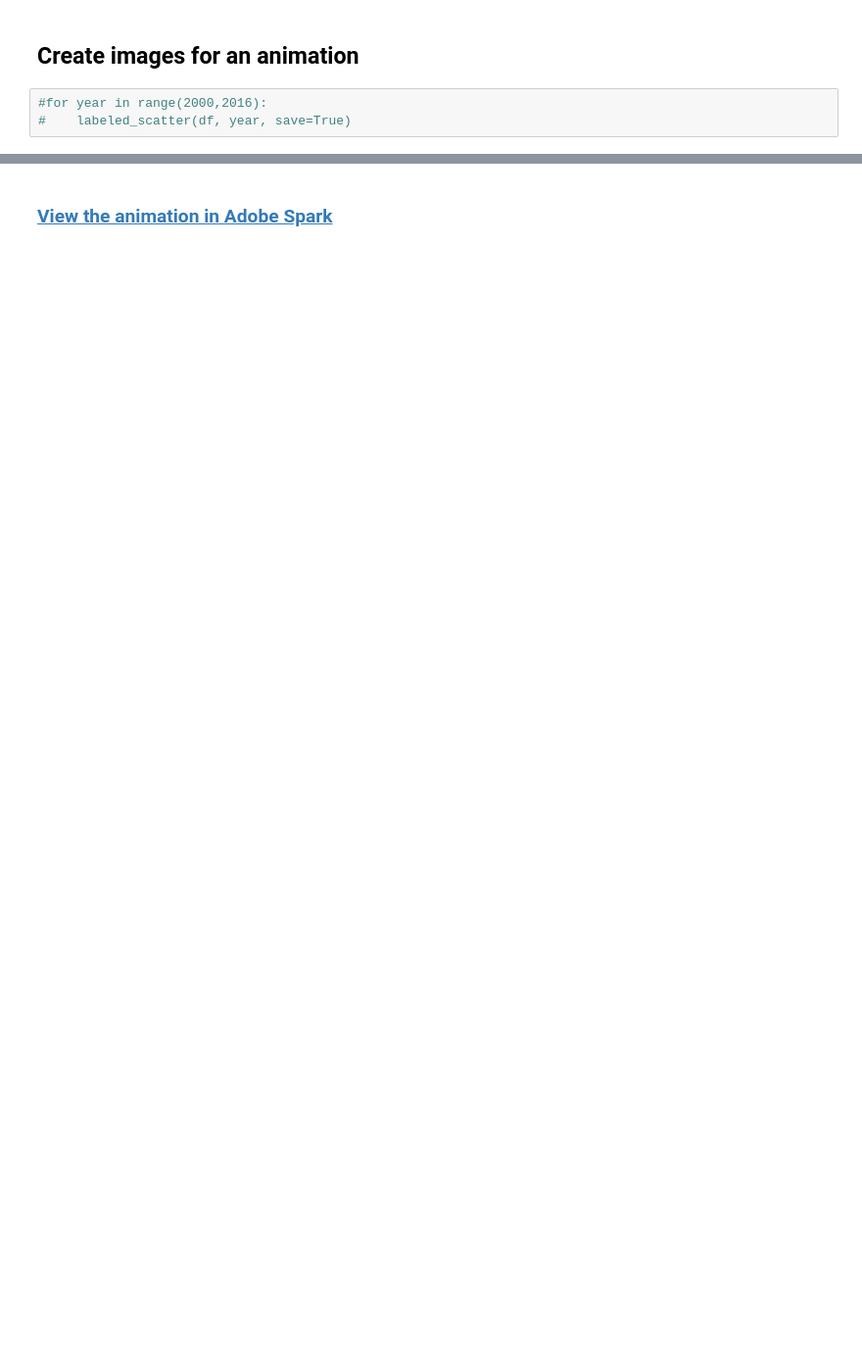
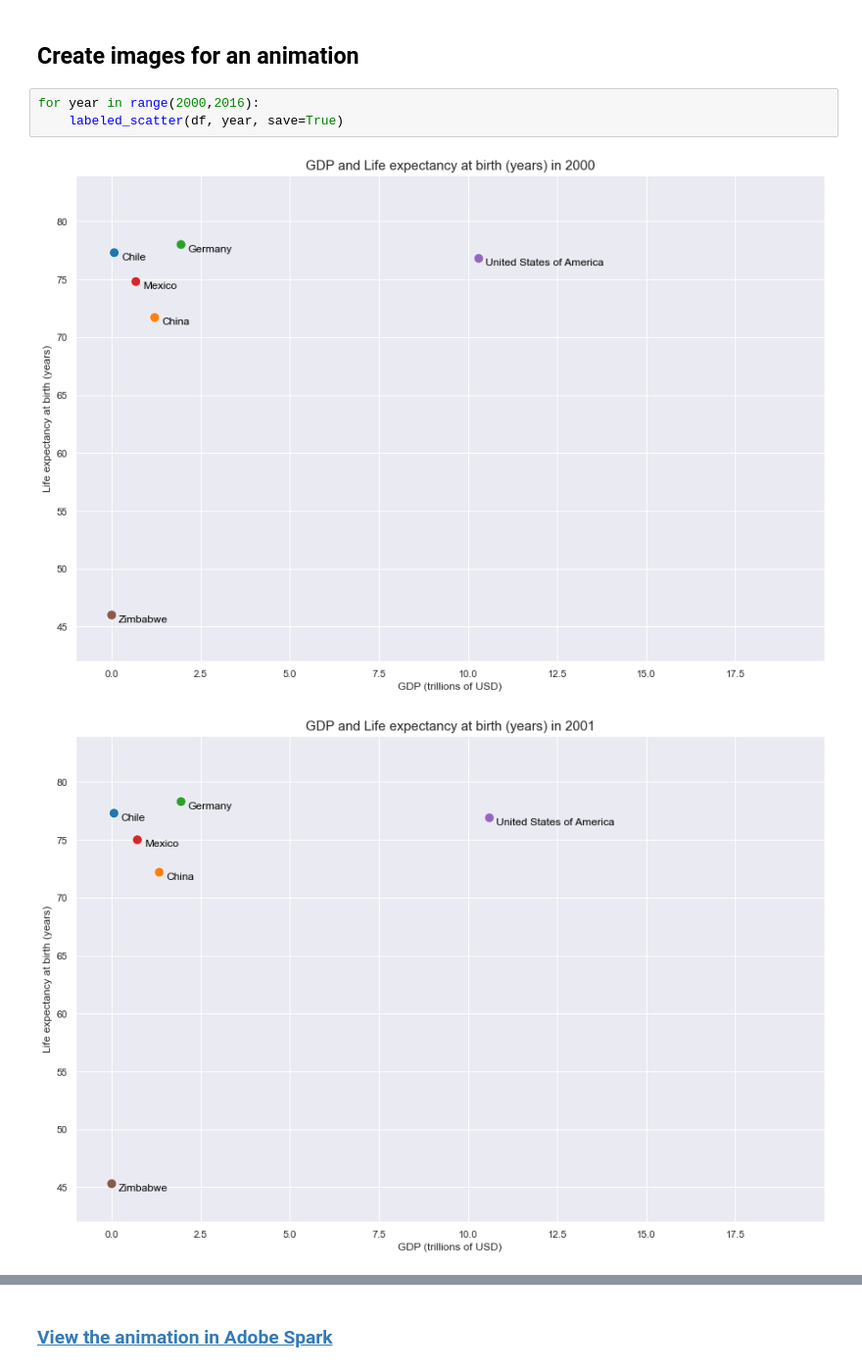
Before and after one commit to lep511/Life-Expectancy-and-GDP, a Jupyter notebook: life_expectancy_gdp.ipynb, the cells around one changed output, grey strips where cells are left out. Shown at 98% size. Cells and saved outputs as stored; diff of their text form; blank space fills up the shorter version.

```diff
--- a/life_expectancy_gdp.ipynb
+++ b/life_expectancy_gdp.ipynb
@@ -114,5 +94,8 @@ labeled_scatter(df, 2015)
 # %% [markdown]
 ## Create images for an animation
 # %%
-#for year in range(2000,2016):
-#    labeled_scatter(df, year, save=True)
+for year in range(2000,2016):
+    labeled_scatter(df, year, save=True)
+# %% [output]
+[figure, added]
+[figure, added]
```
Also changed, not shown: parts of 18 cells of this notebook, 19 other files.
